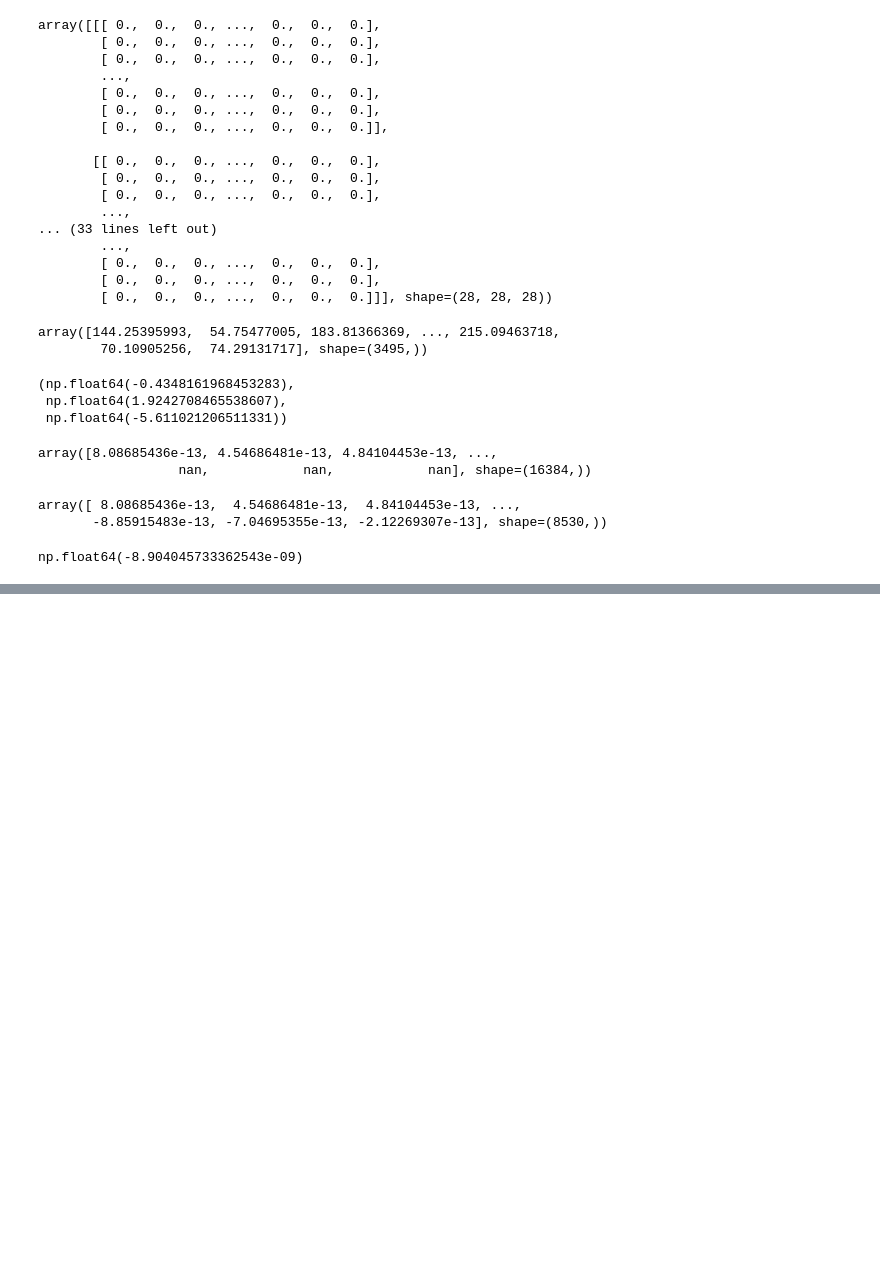
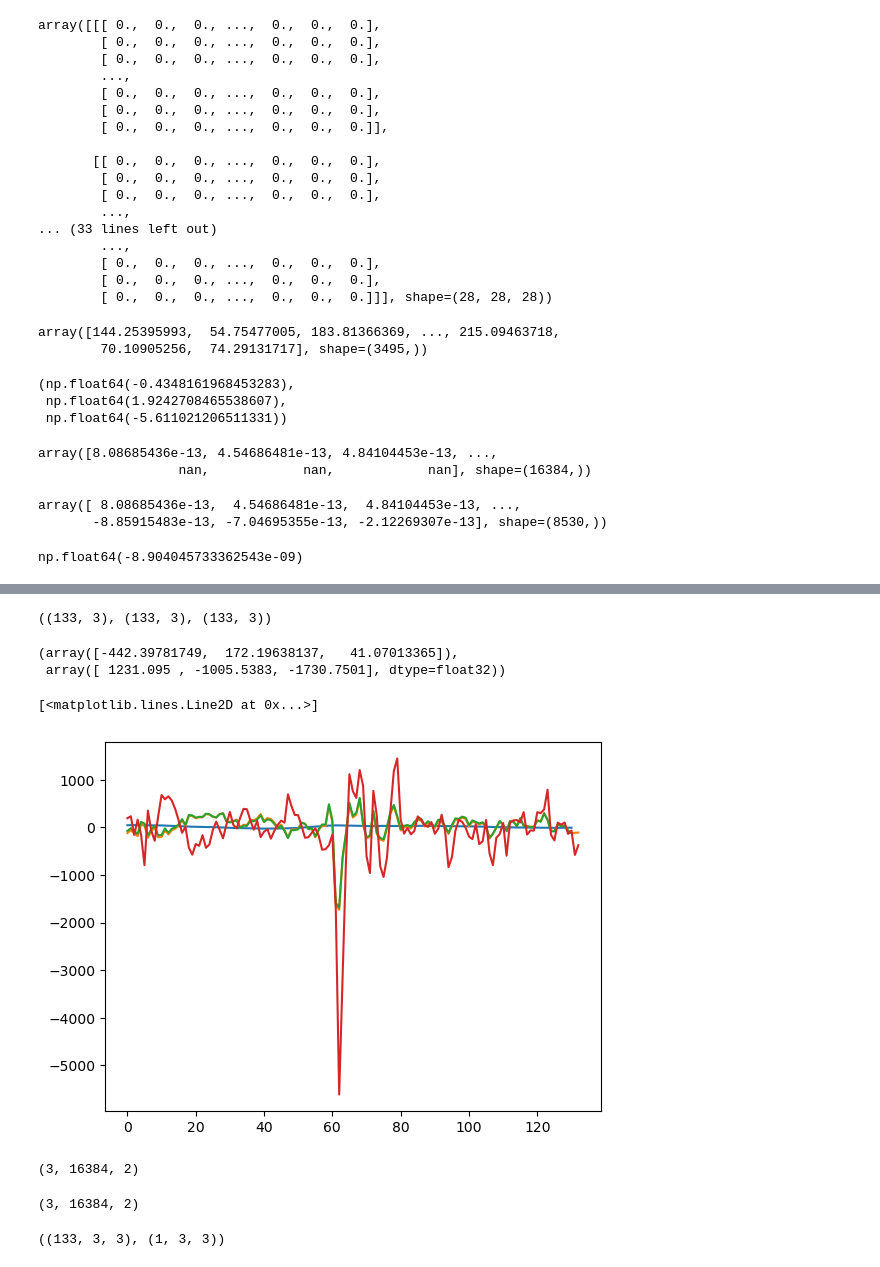
Before and after one commit to regis-john/FPC_mRx, a Jupyter notebook: scripts/sign_discrepancy_test.ipynb, the cells around one changed output, grey strips where cells are left out. Drawn from its saved outputs; the diff is of its cells as text; code cells hidden in the pictures; blank space fills up the shorter version.

```diff
--- a/scripts/sign_discrepancy_test.ipynb
+++ b/scripts/sign_discrepancy_test.ipynb
@@ -381,0 +471,2 @@ from
+# %%
+_, jvec_gse = get_data('jvec_gse')
@@ -381,0 +530,2 @@ from
+# %%
+ji, je = compute_jvec(trange)
@@ -381,0 +550,34 @@ from
+# %%
+ji.shape, je.shape, evec_lor_fac.shape
+# %% [output]
+((133, 3), (133, 3), (133, 3))
+# %%
+ji[62, :], je[62, :]
+# %% [output]
+(array([-442.39781749,  172.19638137,   41.07013365]),
+ array([ 1231.095 , -1005.5383, -1730.7501], dtype=float32))
+# %%
+plt.plot(ji[:, 2])
+plt.plot(je[:, 2])
+jtot = ji[:,2]+je[:, 2]
+plt.plot(jtot)
+plt.plot(evec_lor_fac[:, 2]*1000)
+# %% [output]
+[<matplotlib.lines.Line2D at 0x...>]
+[figure, added]
+# %%
+vv_fac.shape
+# %% [output]
+(3, 16384, 2)
+# %%
+vmap_fac.shape
+# %% [output]
+(3, 16384, 2)
+# %%
+with h5py.File(hfile, "r") as f:
+    fac_mat = f["fac"]["fac_mat"][:]
+    lmn_mat = f["lmn"]["lmn_mat"][:]
+
+fac_mat.shape, lmn_mat.shape
+# %% [output]
+((133, 3, 3), (1, 3, 3))
```
Also changed, not shown: parts of 28 cells of this notebook, 11 other files.
